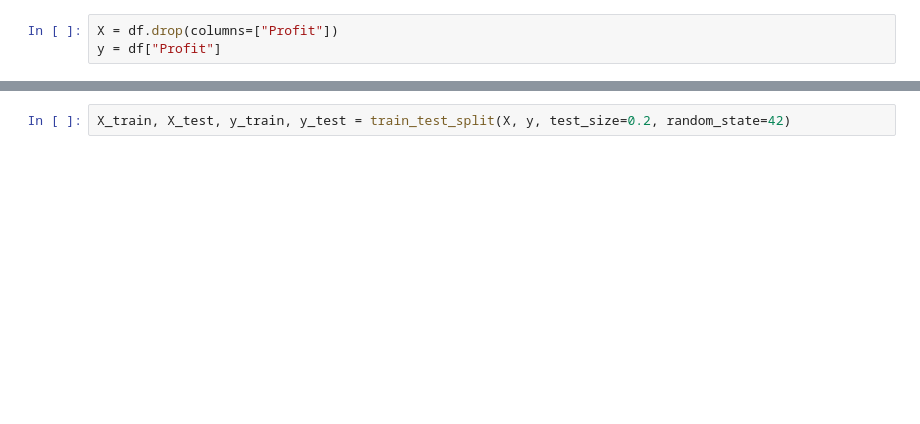
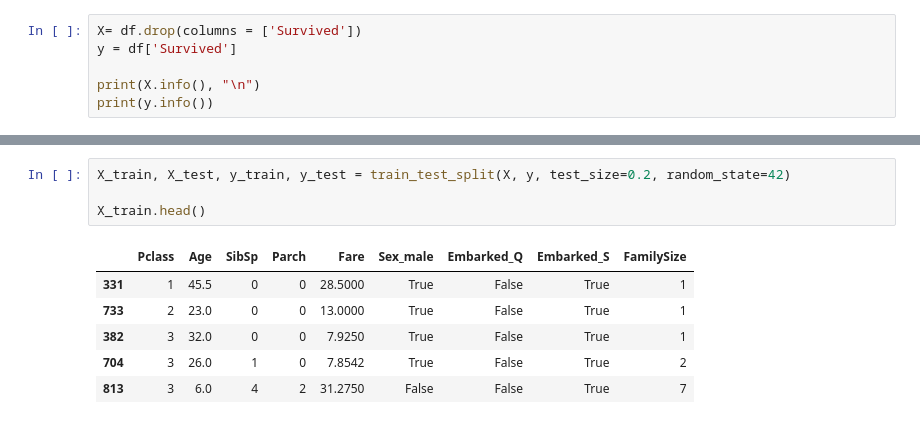
Before and after one commit to deathlyhollows4/vntr_repo, a Jupyter notebook: titanic_dataset_revisit.ipynb, the cells around one changed output, grey strips where cells are left out. Drawn from its saved outputs; the diff is of its cells as text; blank space fills up the shorter version.

```diff
--- a/titanic_dataset_revisit.ipynb
+++ b/titanic_dataset_revisit.ipynb
@@ -92,3 +170,6 @@ memory usage: 552.0 bytes
 # %%
-X = df.drop(columns=["Profit"])
-y = df["Profit"]
+X= df.drop(columns = ['Survived'])
+y = df['Survived']
+
+print(X.info(), "\n")
+print(y.info())
@@ -95,2 +194,11 @@ y = df["Profit"]
 # %%
 X_train, X_test, y_train, y_test = train_test_split(X, y, test_size=0.2, random_state=42)
+
+X_train.head()
+# %% [output]
+|  | Pclass | Age | SibSp | Parch | Fare | Sex_male | Embarked_Q | Embarked_S | FamilySize |
+| 331 | 1 | 45.5 | 0 | 0 | 28.5000 | True | False | True | 1 |
+| 733 | 2 | 23.0 | 0 | 0 | 13.0000 | True | False | True | 1 |
+| 382 | 3 | 32.0 | 0 | 0 | 7.9250 | True | False | True | 1 |
+| 704 | 3 | 26.0 | 1 | 0 | 7.8542 | True | False | True | 2 |
+| 813 | 3 | 6.0 | 4 | 2 | 31.2750 | False | False | True | 7 |
```
Also changed, not shown: parts of 36 cells of this notebook, 4 other files.
